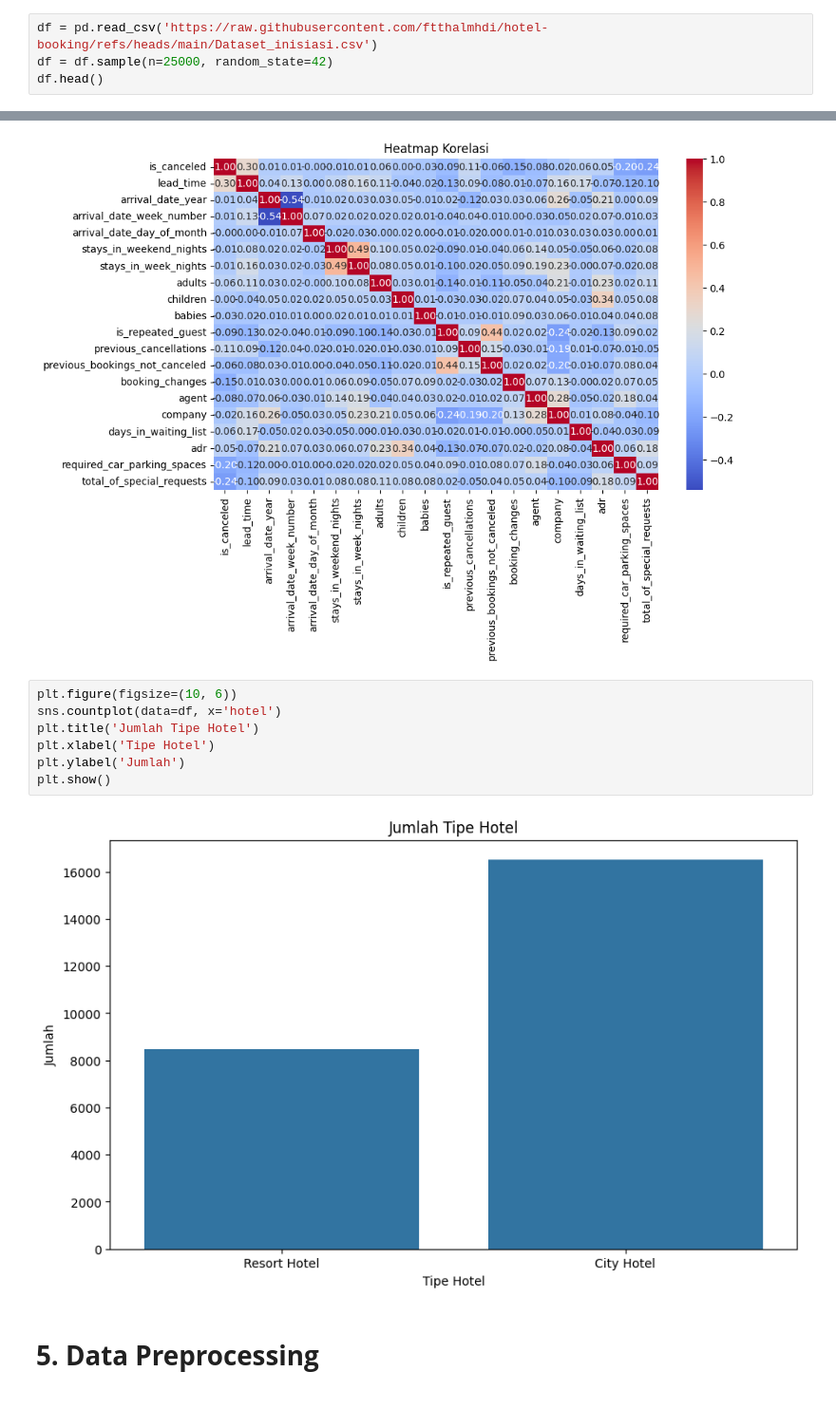
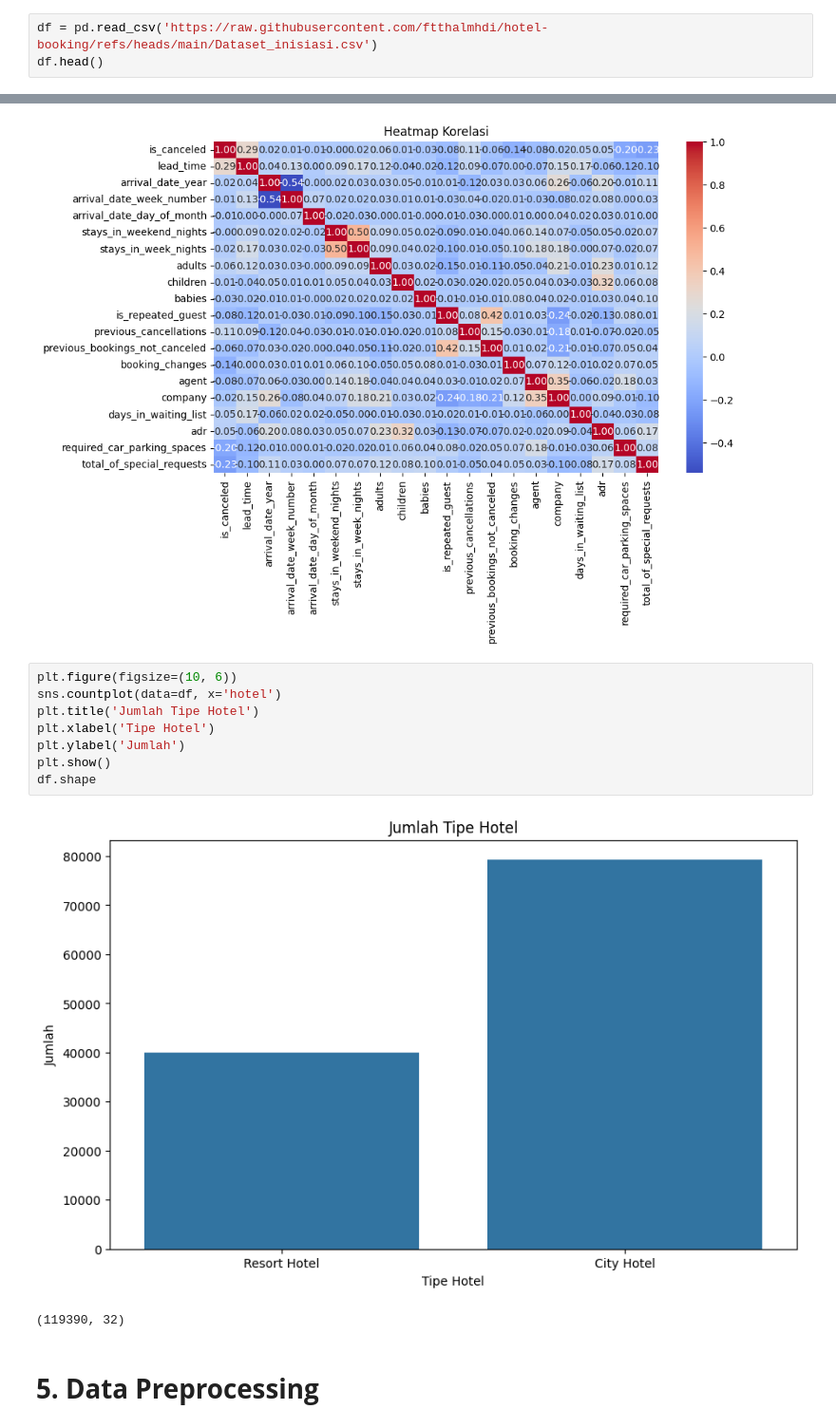
Before and after one commit to ftthalmhdi/hotel-booking, a Jupyter notebook: [Clustering]_Submission_Akhir_BMLP_Fattah_Al_Mahdi.ipynb, the cells around one changed output, grey strips where cells are left out. Shown at 95% size. Saved outputs shown, nothing was run; the diff lists cells and outputs as text.

```diff
--- a/[Clustering]_Submission_Akhir_BMLP_Fattah_Al_Mahdi.ipynb
+++ b/[Clustering]_Submission_Akhir_BMLP_Fattah_Al_Mahdi.ipynb
@@ -36,7 +36,6 @@ Pada tahap ini, Anda perlu memuat dataset ke dalam notebook. Jika dataset dalam
 Jika dataset berada di Google Drive, pastikan Anda menghubungkan Google Drive ke Colab terlebih dahulu. Setelah dataset berhasil dimuat, langkah berikutnya adalah memeriksa kesesuaian data dan siap untuk dianalisis lebih lanjut.
 # %%
 df = pd.read_csv('https://raw.githubusercontent.com/ftthalmhdi/hotel-booking/refs/heads/main/Dataset_inisiasi.csv')
-df = df.sample(n=25000, random_state=42)
 df.head()
 # %% [output]
 |  | hotel | is_canceled | lead_time | arrival_date_year | arrival_date_month | arrival_date_week_number | ... |
@@ -160,12 +159,14 @@ plt.show()
 # %%
 plt.figure(figsize=(10, 6))
 sns.countplot(data=df, x='hotel')
 plt.title('Jumlah Tipe Hotel')
 plt.xlabel('Tipe Hotel')
 plt.ylabel('Jumlah')
 plt.show()
+df.shape
 # %% [output]
-[figure, old version]
+[figure, new version]
+(119390, 32)
 # %% [markdown]
 # **5. Data Preprocessing**
 # %% [markdown]
```
Also changed, not shown: parts of 31 cells of this notebook.
